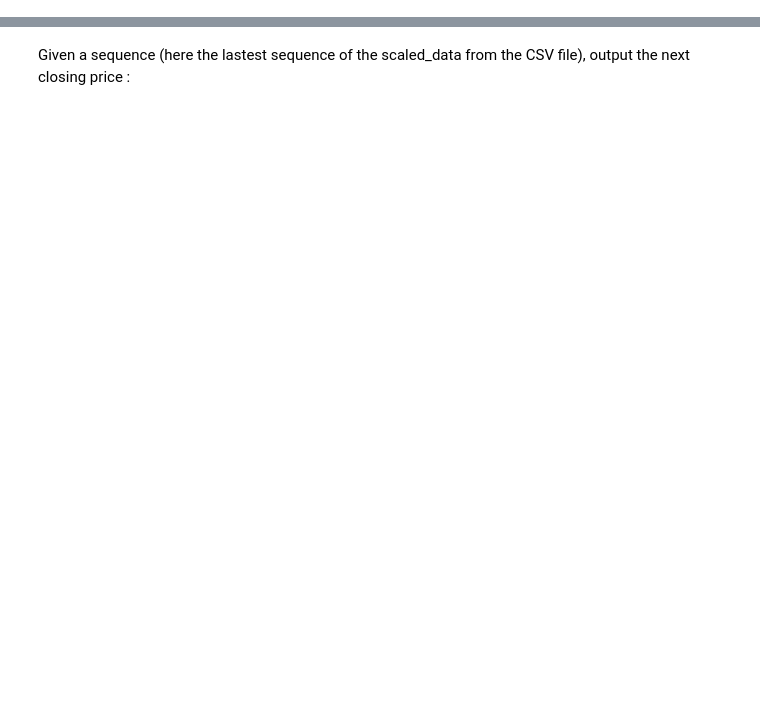
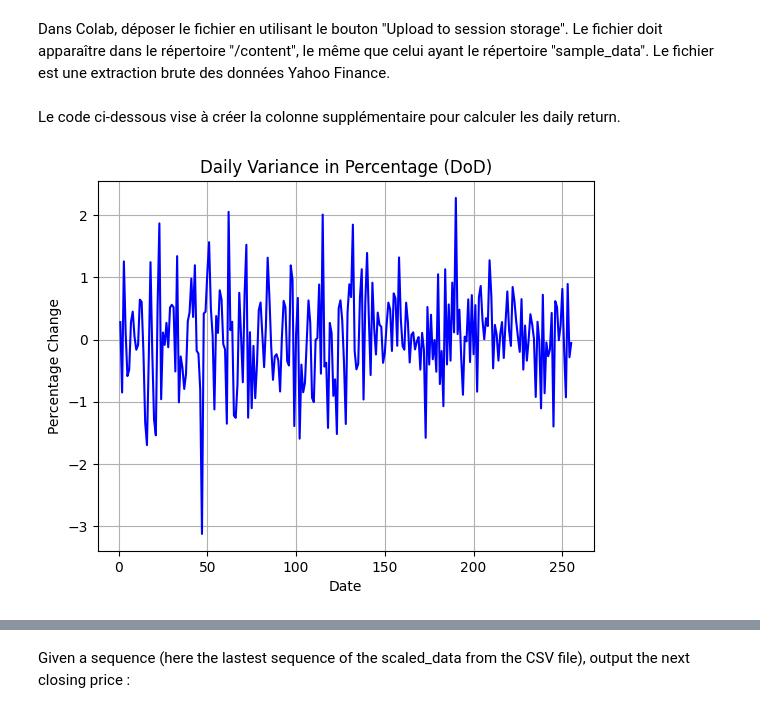
Before and after one commit to doartel/test, a Jupyter notebook: RNN1.ipynb, the cells around one changed output, grey strips where cells are left out. Saved outputs shown, nothing was run; the diff lists cells and outputs as text; code cells hidden in the pictures; blank space fills up the shorter version.

```diff
--- a/RNN1.ipynb
+++ b/RNN1.ipynb
@@ -29,9 +29,28 @@ Requirement already satisfied: certifi>=2017.4.17 in /usr/local/lib/python3.10/d
 Requirement already satisfied: MarkupSafe>=2.1.1 in /usr/local/lib/python3.10/dist-packages (from werkzeug>=1.0.1->tensorboard<2.16,>=2.15->tensorflow) (2.1.5)
 Requirement already satisfied: pyasn1<0.7.0,>=0.4.6 in /usr/local/lib/python3.10/dist-packages (from pyasn1-modules>=0.2.1->google-auth<3,>=1.6.3->tensorboard<2.16,>=2.15->tensorflow) (0.6.0)
 Requirement already satisfied: oauthlib>=3.0.0 in /usr/local/lib/python3.10/dist-packages (from requests-oauthlib>=0.7.0->google-auth-oauthlib<2,>=0.5->tensorboard<2.16,>=2.15->tensorflow) (3.2.2)
+# %% [markdown]
+Dans Colab, déposer le fichier en utilisant le bouton "Upload to session storage". Le fichier doit apparaître dans le répertoire "/content", le même que celui ayant le répertoire "sample_data". Le fichier est une extraction brute des données Yahoo Finance.
 # %%
 # Load the financial time series dataset
 df = pd.read_csv('FCHI.csv')  # Replace 'financial_time_series.csv' with your dataset file
+# %% [markdown]
+Le code ci-dessous vise à créer la colonne supplémentaire pour calculer les daily return.
+# %%
+# Add a new column named "DoD" to the DataFrame
+df['DoD'] = df['Close'].pct_change() * 100
+
+# Drop the first row (index 0) from the DataFrame
+df = df.drop(index=0)
+# %%
+plt.plot(df['DoD'], color='blue', linestyle='-')  # Plot the data
+plt.title('Daily Variance in Percentage (DoD)')  # Set the title of the plot
+plt.xlabel('Date')  # Set the label for the x-axis
+plt.ylabel('Percentage Change')  # Set the label for the y-axis
+plt.grid(True)  # Show grid
+plt.show()  # Display the plot
+# %% [output]
+[figure, added]
 # %%
 # Preprocess the data
 scaler = MinMaxScaler(feature_range=(0, 1))
```
Also changed, not shown: parts of 13 cells of this notebook.
